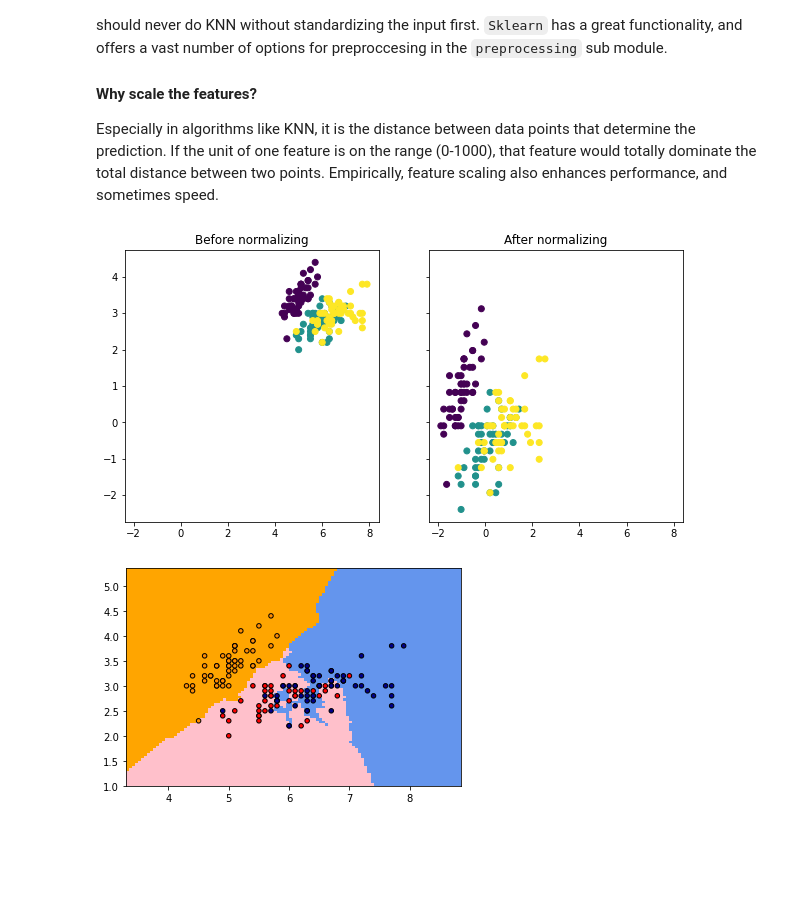
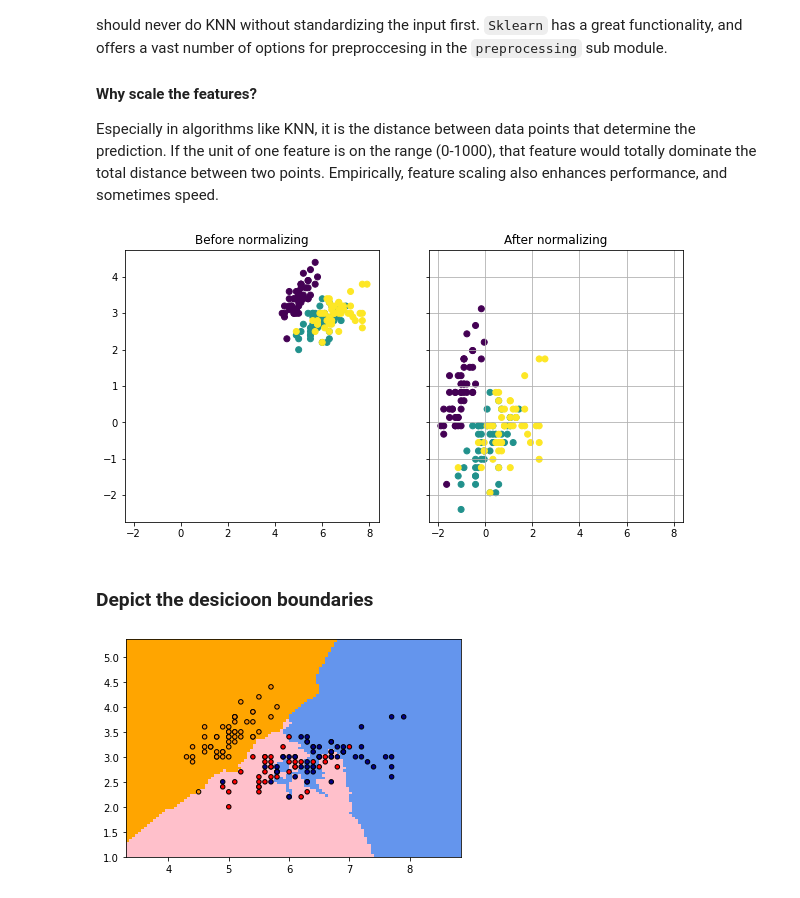
Before and after one commit to computational-medicine/BMED360-2021, a Jupyter notebook: Lab2-ML-tissue-classification/01-intro-example.ipynb, the cells around one changed output. Saved outputs shown, nothing was run; the diff lists cells and outputs as text; code cells hidden in the pictures; blank space fills up the shorter version.

```diff
--- a/Lab2-ML-tissue-classification/01-intro-example.ipynb
+++ b/Lab2-ML-tissue-classification/01-intro-example.ipynb
@@ -302,8 +307,6 @@ In the Sklearn implementation, we first separate the X (features) from y (target
 #### Ex1_1. assign the relevant values to X and y (but only the two first features of X).
 # %%
 # %load solutions/ex1_1.py
-X = iris_dataset['data'][:, [0, 1]]
-y = iris_dataset['target']
 # %%
 print(X.shape, y.shape)
 # %% [output]
@@ -372,16 +385,19 @@ from sklearn.preprocessing import StandardScaler # this will centre the data and
 # %%
 scaler = StandardScaler() # instantiate the scaler
 scaler.fit(X_train) # fit only the training set
 X_scaled = scaler.transform(X) # puts the values of X onto another interval
 
 fig, ax = plt.subplots(1,2, figsize=(10,5), sharex=True, sharey=True) # make two plots on the same row
 ax[0].scatter(X[:,0], X[:,1], c=y)
 ax[0].set_title('Before normalizing') # set the title of the first subplot
 ax[1].scatter(X_scaled[:,0], X_scaled[:,1], c=y)
 ax[1].set_title('After normalizing') # set the title of the second subplot
+ax[1].grid(True)
 plt.show()
 # %% [output]
-[figure, old version]
+[figure, new version]
+# %% [markdown]
+### Depict the desicioon boundaries
 # %%
 from matplotlib.colors import ListedColormap
 
```
Also changed, not shown: parts of 26 cells of this notebook, 34 other files.
